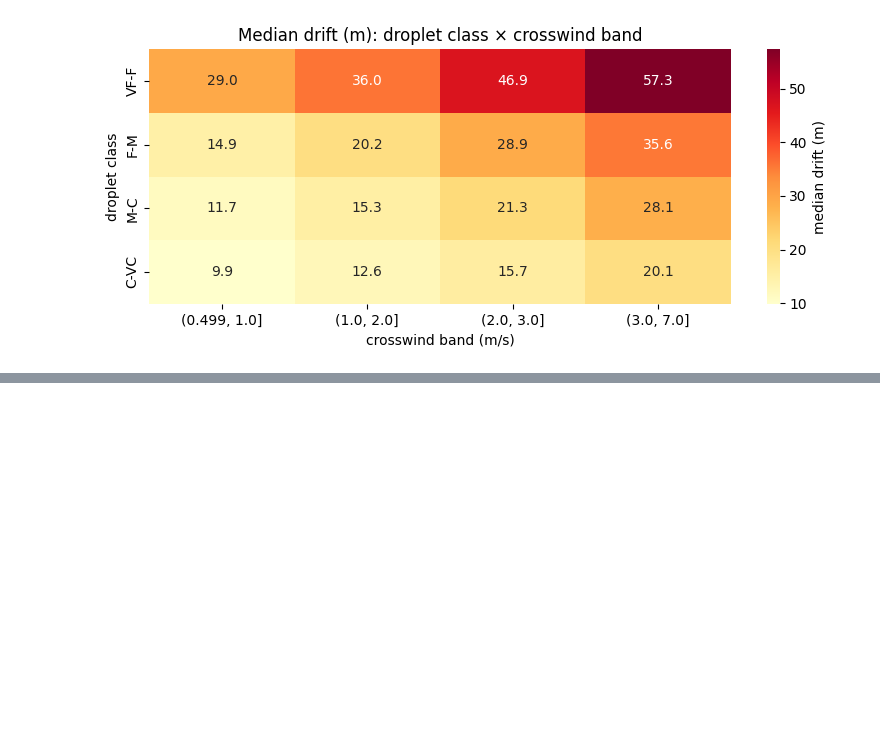
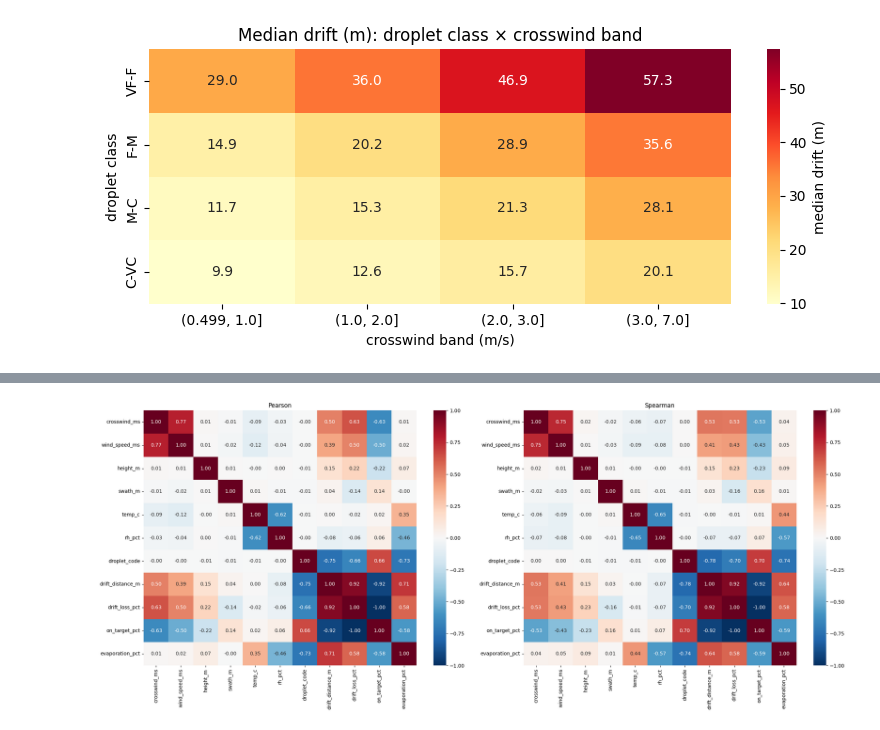
Before and after one commit to ShiharaXcor/AI-Driven-Drone-System-for-Precision-Spraying-in-Sri-Lankan-Tea-Plantations-J26-DS-346, a Jupyter notebook: component2_wind_spraying/eda/eda_datasetA.ipynb, the cells around one changed output, grey strips where cells are left out. Saved outputs shown, nothing was run; the diff lists cells and outputs as text; code cells hidden in the pictures; blank space fills up the shorter version.

```diff
--- a/component2_wind_spraying/eda/eda_datasetA.ipynb
+++ b/component2_wind_spraying/eda/eda_datasetA.ipynb
@@ -295,0 +301,9 @@ save("fig6_interaction")
+# %%
+df["droplet_code"] = df["droplet_class"].map({"VF-F": 0, "F-M": 1, "M-C": 2, "C-VC": 3})
+corr_cols = ["crosswind_ms", "wind_speed_ms", "height_m", "swath_m", "temp_c", "rh_pct", "droplet_code"] + TARGETS
+fig, ax = plt.subplots(1, 2, figsize=(22, 9))
+sns.heatmap(df[corr_cols].corr(method="pearson"), annot=True, fmt=".2f", cmap="RdBu_r", vmin=-1, vmax=1, ax=ax[0]); ax[0].set_title("Pearson")
+sns.heatmap(df[corr_cols].corr(method="spearman"), annot=True, fmt=".2f", cmap="RdBu_r", vmin=-1, vmax=1, ax=ax[1]); ax[1].set_title("Spearman")
+save("fig7_correlation")
+# %% [output]
+[figure, added]
```
Also changed, not shown: parts of 3 cells of this notebook, 1 other file.
